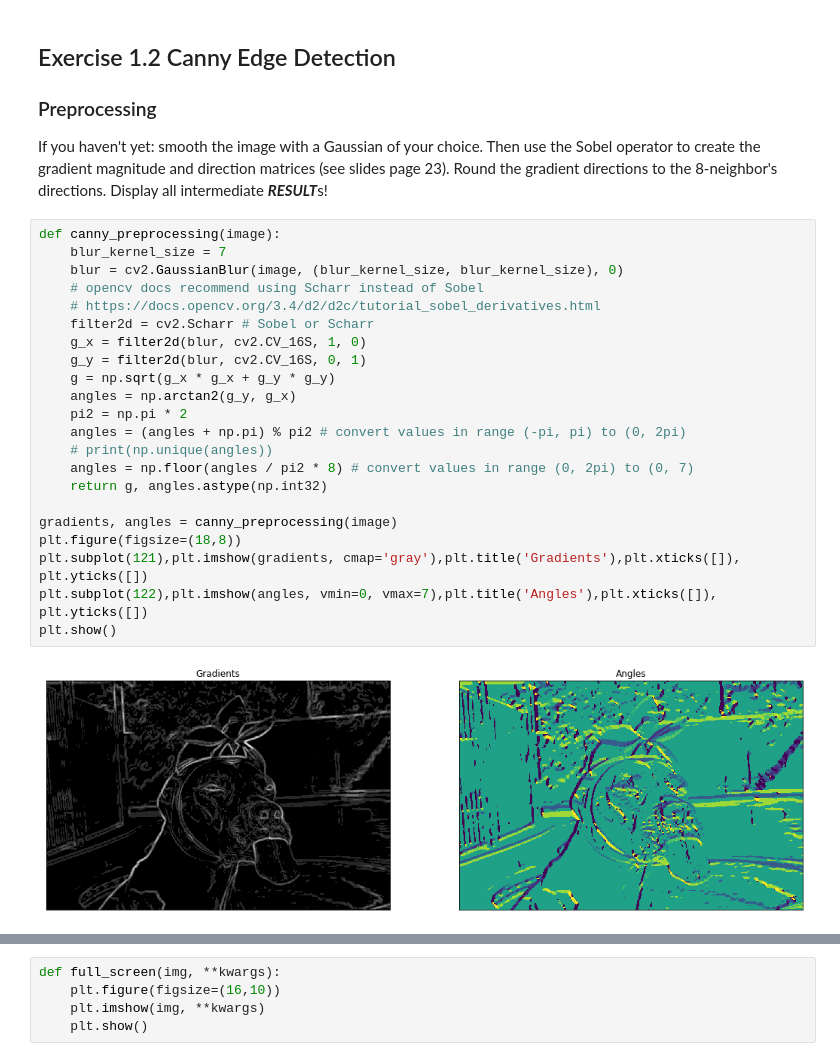
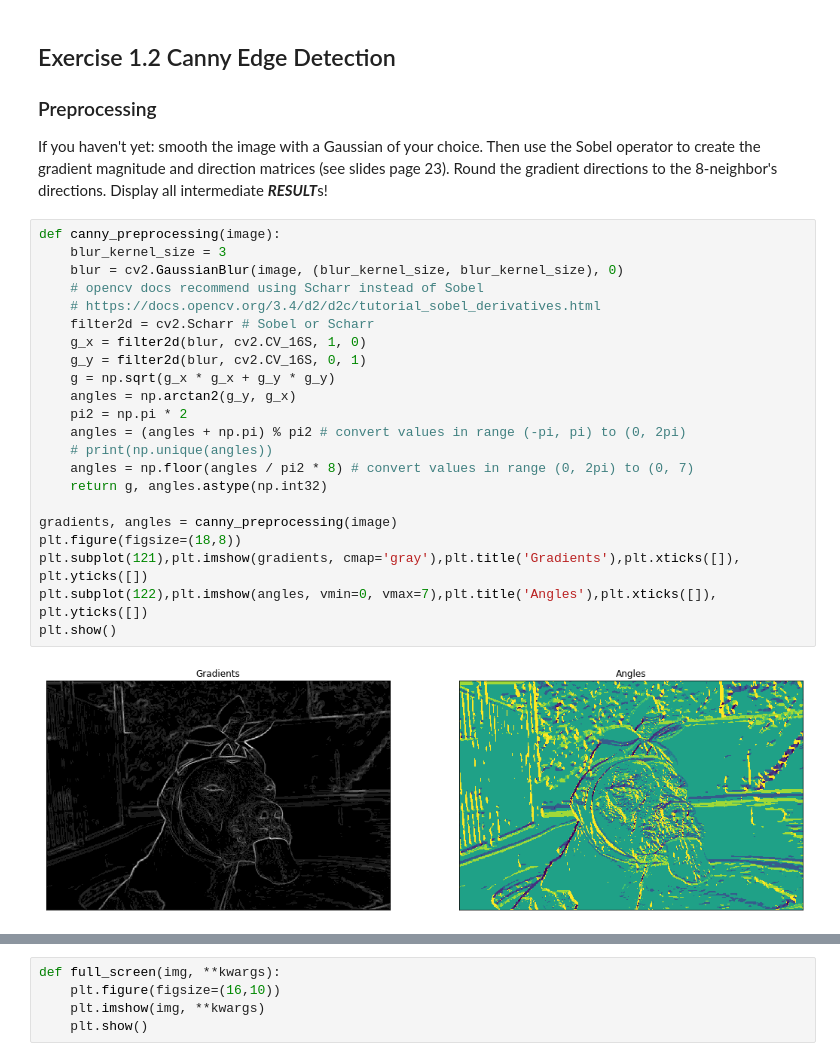
Before and after one commit to AbdBarho/CV19-20, a Jupyter notebook: 02_convolution_canny.ipynb, the cells around one changed output, grey strips where cells are left out. Saved outputs shown, nothing was run; the diff lists cells and outputs as text.

Commit message:
Update 02_convolution_canny.ipynb
changed kernel size to 3x3 to reduce loss of gradients

```diff
--- a/02_convolution_canny.ipynb
+++ b/02_convolution_canny.ipynb
@@ -167,25 +167,25 @@ plt.show()
 If you haven't yet: smooth the image with a Gaussian of your choice. Then use the Sobel operator to create the gradient magnitude and direction matrices (see slides page 23). Round the gradient directions to the 8-neighbor's directions. Display all  intermediate ***RESULT***s!
 # %%
 def canny_preprocessing(image):
-    blur_kernel_size = 7
+    blur_kernel_size = 3
     blur = cv2.GaussianBlur(image, (blur_kernel_size, blur_kernel_size), 0)
     # opencv docs recommend using Scharr instead of Sobel
     # https://docs.opencv.org/3.4/d2/d2c/tutorial_sobel_derivatives.html
     filter2d = cv2.Scharr # Sobel or Scharr
     g_x = filter2d(blur, cv2.CV_16S, 1, 0)
     g_y = filter2d(blur, cv2.CV_16S, 0, 1)
     g = np.sqrt(g_x * g_x + g_y * g_y)
     angles = np.arctan2(g_y, g_x)
     pi2 = np.pi * 2
     angles = (angles + np.pi) % pi2 # convert values in range (-pi, pi) to (0, 2pi)
     # print(np.unique(angles))
     angles = np.floor(angles / pi2 * 8) # convert values in range (0, 2pi) to (0, 7)
     return g, angles.astype(np.int32)
 
 gradients, angles = canny_preprocessing(image)
 plt.figure(figsize=(18,8))
 plt.subplot(121),plt.imshow(gradients, cmap='gray'),plt.title('Gradients'),plt.xticks([]), plt.yticks([])
 plt.subplot(122),plt.imshow(angles, vmin=0, vmax=7),plt.title('Angles'),plt.xticks([]), plt.yticks([])
 plt.show()
 # %% [output]
-[figure, old version]
+[figure, new version]
```
Also changed, not shown: parts of 5 cells of this notebook.
